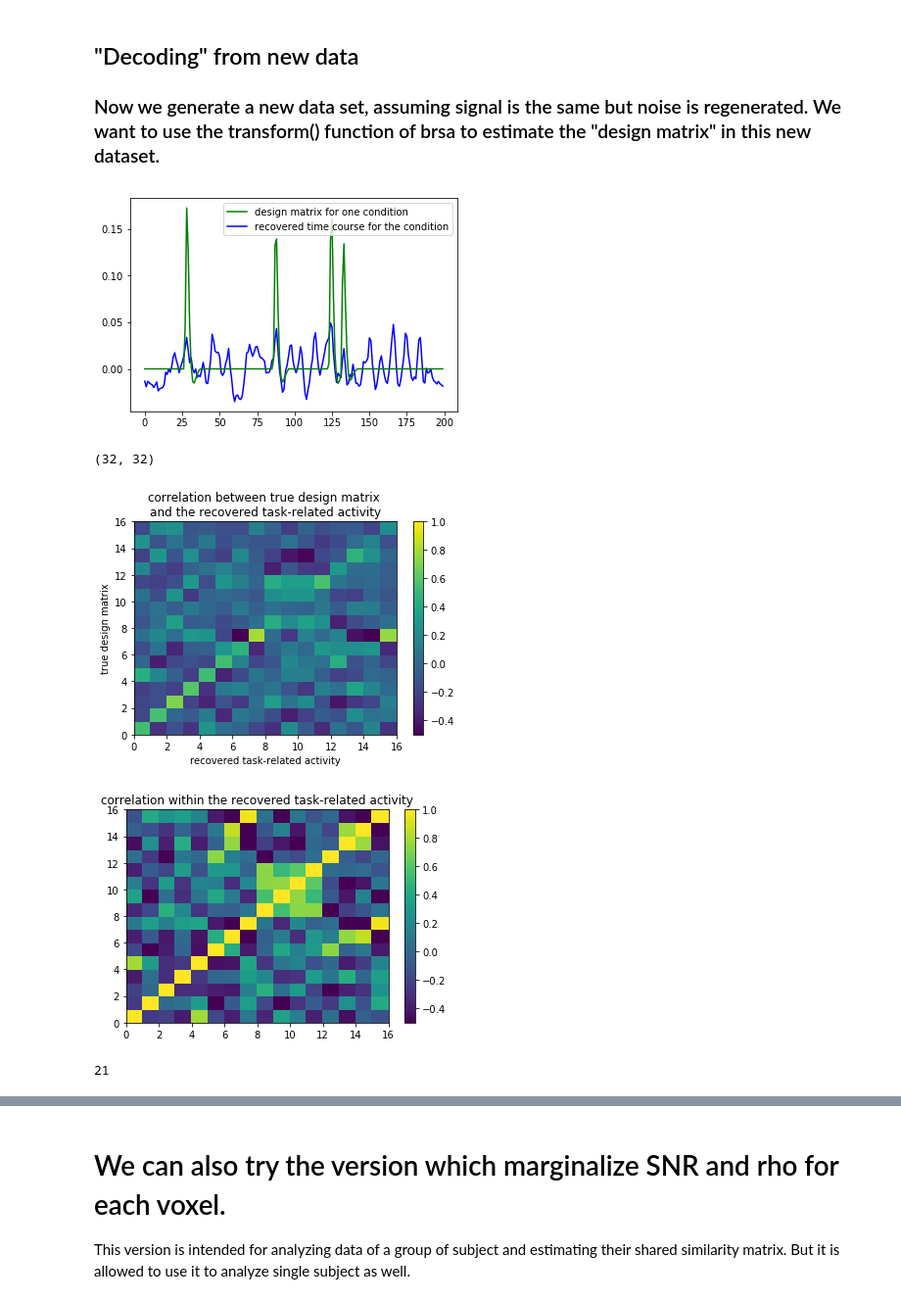
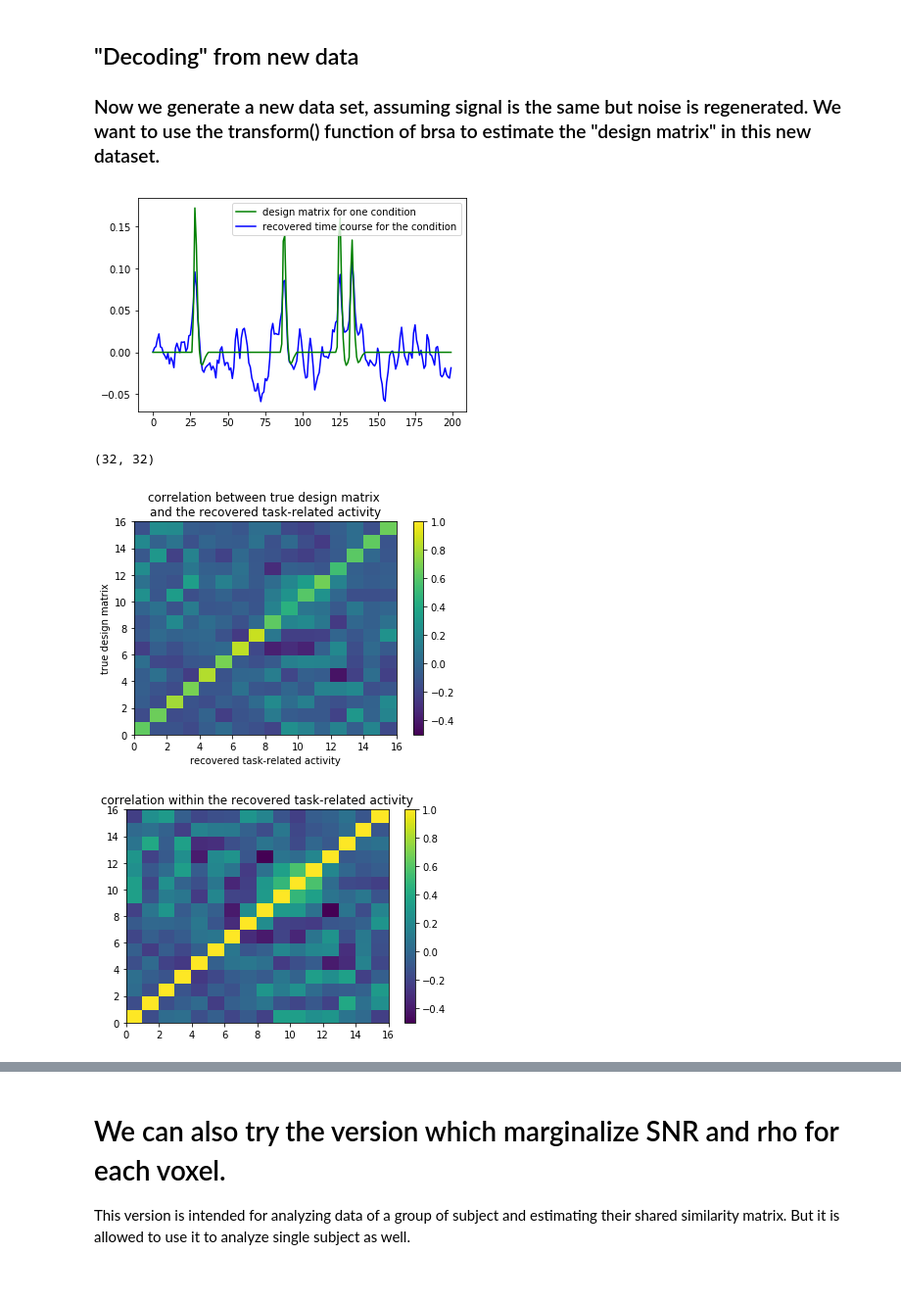
Before and after one commit to brainiak/brainiak, a Jupyter notebook: examples/reprsimil/brsa_representational_similarity_estimate_example.ipynb, the cells around one changed output, grey strips where cells are left out. Shown at 98% size. Drawn from its saved outputs; the diff is of its cells as text; code cells hidden in the pictures.

Commit message:
finishing the score function

```diff
--- a/examples/reprsimil/brsa_representational_similarity_estimate_example.ipynb
+++ b/examples/reprsimil/brsa_representational_similarity_estimate_example.ipynb
@@ -301,25 +301,17 @@ scan onsets: [  0 186 372]
 The nuisance regressors in typical fMRI analysis (such as head motion signal) are replaced by principal components estimated from residuals after subtracting task-related response. n_nureg tells the model how many principal components to keep from the residual as nuisance regressors, in order to account for spatial correlation in noise.
 If you prefer not using this approach based on principal components of residuals, you can set auto_nuisance=False, and optionally provide your own nuisance regressors as nuisance argument to BRSA.fit()
 # %%
-Y_z = scipy.stats.zscore(Y,axis=0)
-Y_std = np.std(Y,axis=0)
-# Z-scoreing the data
 
 brsa = BRSA(GP_space=True, GP_inten=True, nureg_method='PCA',
-            n_nureg=20, auto_nuisance=True, anneal_speed=2, prior_ts_cov='Full')
+            n_nureg=10, auto_nuisance=True, anneal_speed=2, prior_ts_cov='Full')
 # brsa = BRSA(nureg_method='PCA',
 #             n_nureg=20, auto_nuisance=True, anneal_speed=10, prior_ts_cov='Full')
 # Initiate an instance, telling it
 # that we want to impose Gaussian Process prior
 # over both space and intensity.
-z_score = False
 
-if z_score:
-    brsa.fit(X=Y_z, design=design.design_task,
-             coords=coords_flat, inten=inten, scan_onsets=scan_onsets)
-else:
-    brsa.fit(X=Y, design=design.design_task,
-             coords=coords_flat, inten=inten, scan_onsets=scan_onsets)
+brsa.fit(X=Y, design=design.design_task,
+         coords=coords_flat, inten=inten, scan_onsets=scan_onsets)
 
 # The data to fit should be given to the argument X.
 # Design matrix goes to design. And so on.
@@ -513,39 +514,35 @@ for i_t in range(1, n_T):
         + np.dot(L_noise,np.random.randn(n_V))
 Y_new = signal + noise_new + inten
 
-if z_score:
-    Y_decode = scipy.stats.zscore(Y_new, axis=0)
-else:
-    Y_decode = Y_new
 
-ts, ts0 = brsa.transform(Y_decode,scan_onsets=scan_onsets)
+
+ts, ts0 = brsa.transform(Y_new,scan_onsets=scan_onsets)
 # ts, ts0 = brsa.transform(Y_new,scan_onsets=scan_onsets)
 recovered_plot, = plt.plot(ts[:200, 8], 'b')
 design_plot, = plt.plot(design.design_task[:200, 8], 'g')
 plt.legend([design_plot, recovered_plot],
            ['design matrix for one condition', 'recovered time course for the condition'])
 plt.show()
 # We did not plot the whole time series for the purpose of seeing closely how much the two
 # time series overlap
 
 c = np.corrcoef(design.design_task.T, ts.T)
 print(np.shape(c))
 
 plt.pcolor(c[0:n_C, n_C:],vmin=-0.5,vmax=1)
 plt.title('correlation between true design matrix \nand the recovered task-related activity')
 plt.colorbar()
 plt.xlabel('recovered task-related activity')
 plt.ylabel('true design matrix')
 plt.show()
 
 
 plt.pcolor(c[n_C:, n_C:],vmin=-0.5,vmax=1)
 plt.title('correlation within the recovered task-related activity')
 plt.colorbar()
 plt.show()
 # %% [output]
-[figure, old version]
+[figure, new version]
 (32, 32)
-[figure, old version]
+[figure, new version]
-[figure, old version]
+[figure, new version]
-21
```
Also changed, not shown: parts of 14 cells of this notebook, 1 other file.
